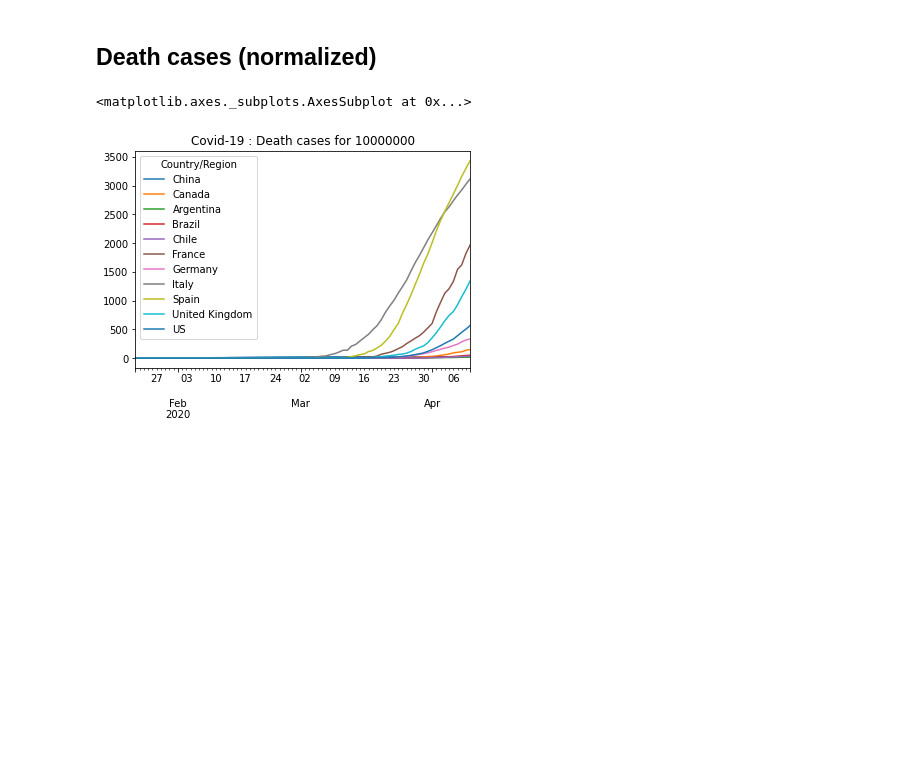
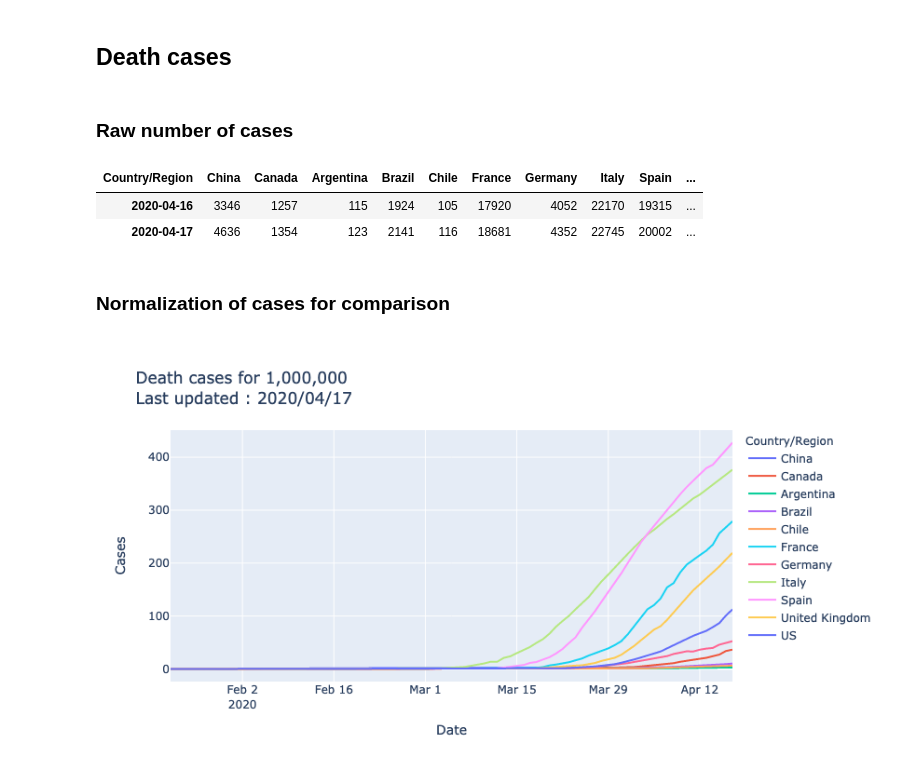
Before and after one commit to ymarsaud/covid, a Jupyter notebook: covid_analysis.ipynb, the cells around one changed output. Cells and saved outputs as stored; diff of their text form; code cells hidden in the pictures; blank space fills up the shorter version.

```diff
--- a/covid_analysis.ipynb
+++ b/covid_analysis.ipynb
@@ -106,4 +179,4 @@ confirmed_norm.tail()
 # %% [markdown]
-## Death cases (normalized)
+## Death cases
 # %%
 data = pd.read_csv(path+"time_series_covid19_deaths_global.csv")
@@ -115,7 +184,20 @@ death = prepare_data(data,pays,to_agregate)
+# %% [markdown]
+### Raw number of cases
+# %%
+death.transpose().tail(2)
+# %% [output]
+| Country/Region | China | Canada | Argentina | Brazil | Chile | France | Germany | Italy | Spain | ... |
+| 2020-04-16 | 3346 | 1257 | 115 | 1924 | 105 | 17920 | 4052 | 22170 | 19315 | ... |
+| 2020-04-17 | 4636 | 1354 | 123 | 2141 | 116 | 18681 | 4352 | 22745 | 20002 | ... |
+# %% [markdown]
+### Normalization of cases for comparison
+# %%
+time = death.transpose().index[-1]
+meta = prepare_metadata('death',time)
+#meta_to_html(meta)
 # %%
-death_norm = normalize_and_timeserie(death,n)
-title = "Covid-19 : Death cases for "+str(10**n)
-death_norm.plot(title=title)
+death_norm = normalize(death,n)
+#death_norm.plot(title=title)
+plot_with_plotly(death_norm,meta)
 # %% [output]
-<matplotlib.axes._subplots.AxesSubplot at 0x...>
-[figure, old version]
+[figure, new version]
```
Also changed, not shown: parts of 30 cells of this notebook, 10 other files.
